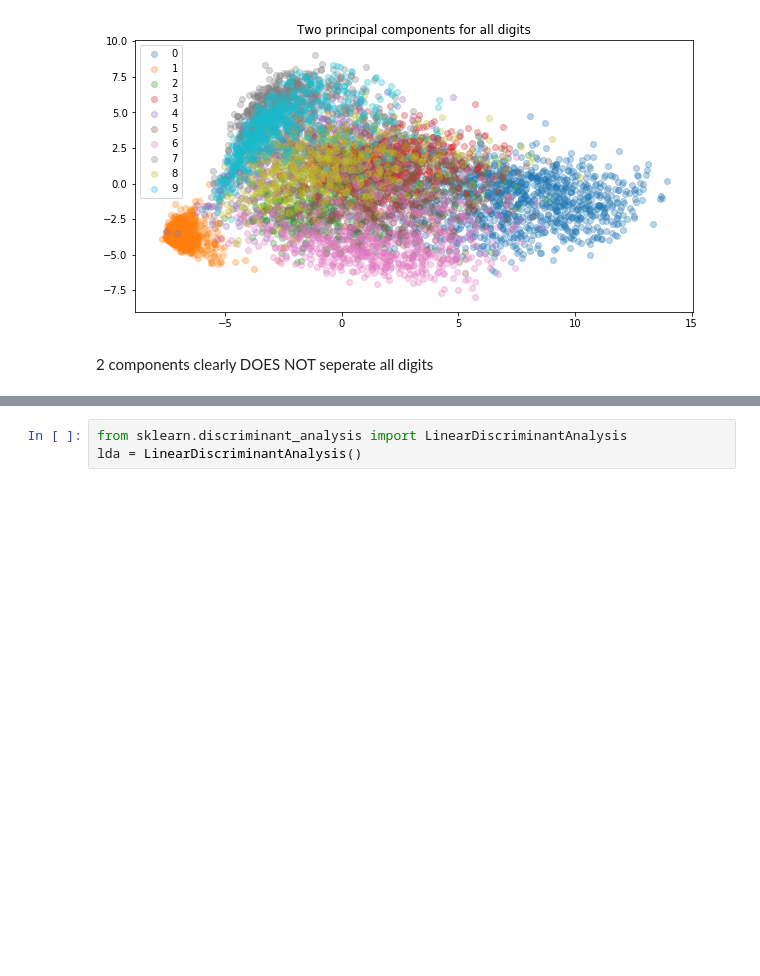
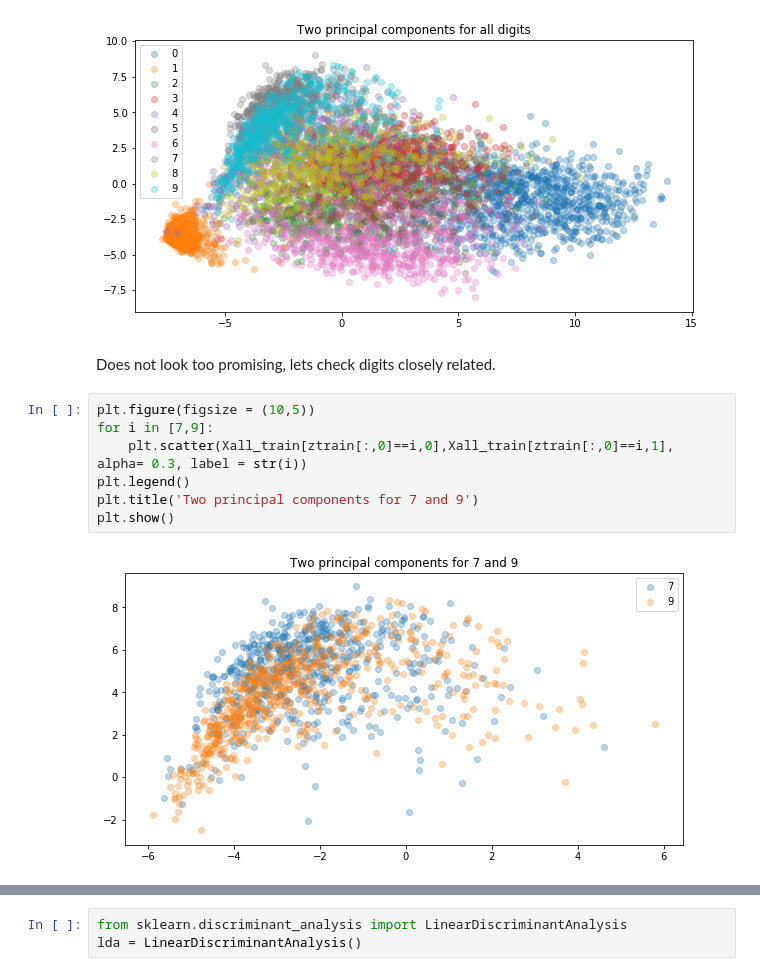
Before and after one commit to tashlinr/ycbs255, a Jupyter notebook: Assignments/assignment03.ipynb, the cells around one changed output, grey strips where cells are left out. Saved outputs shown, nothing was run; the diff lists cells and outputs as text; blank space fills up the shorter version.

```diff
--- a/Assignments/assignment03.ipynb
+++ b/Assignments/assignment03.ipynb
@@ -223,5 +223,14 @@ plt.title('Two principal components for all digits')
 plt.show()
 # %% [output]
 [figure]
-# %% [markdown]
-2 components clearly DOES NOT seperate all digits
+# %% [markdown]
+Does not look too promising, lets check digits closely related.
+# %%
+plt.figure(figsize = (10,5))
+for i in [7,9]:
+    plt.scatter(Xall_train[ztrain[:,0]==i,0],Xall_train[ztrain[:,0]==i,1], alpha= 0.3, label = str(i))
+plt.legend()
+plt.title('Two principal components for 7 and 9')
+plt.show()
+# %% [output]
+[figure, added]
```
Also changed, not shown: parts of 24 cells of this notebook.
